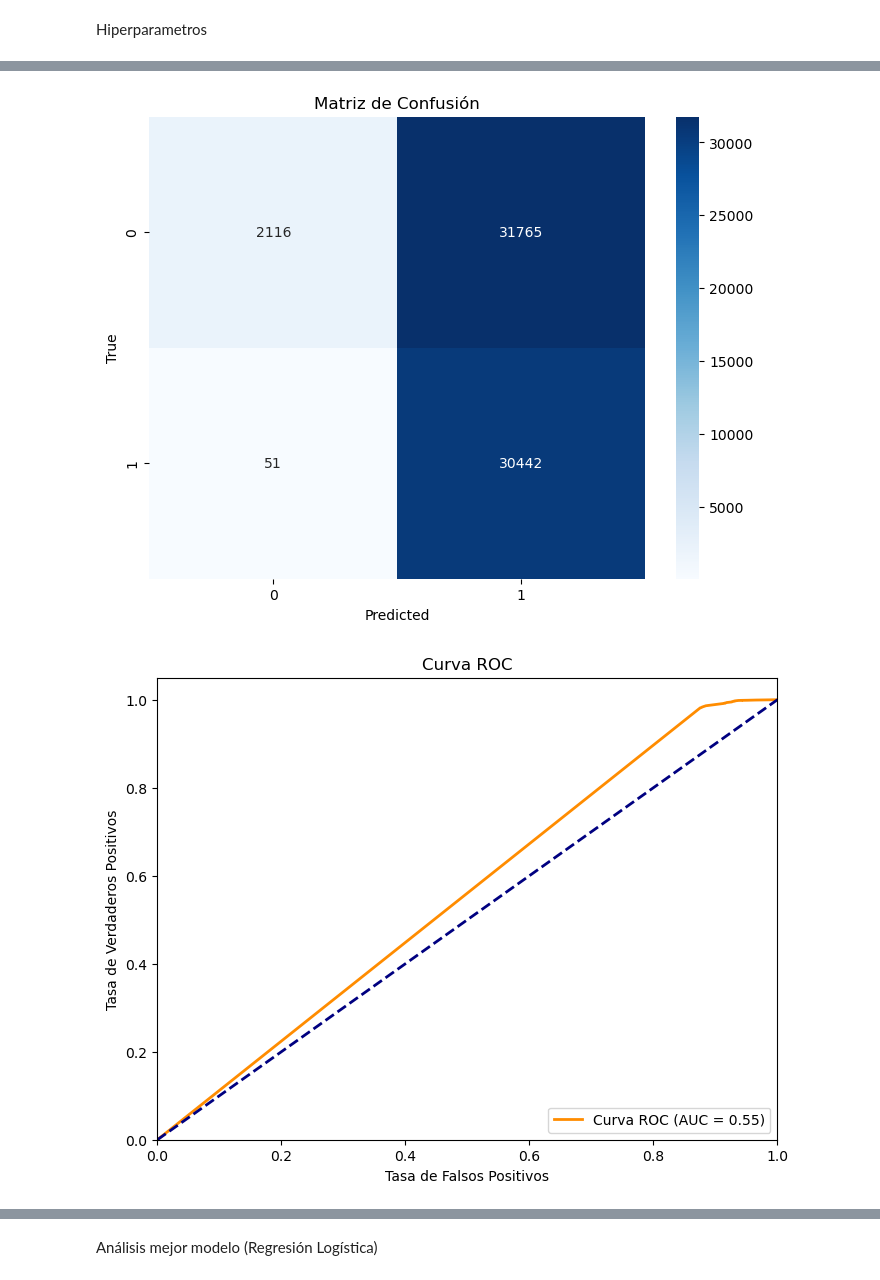
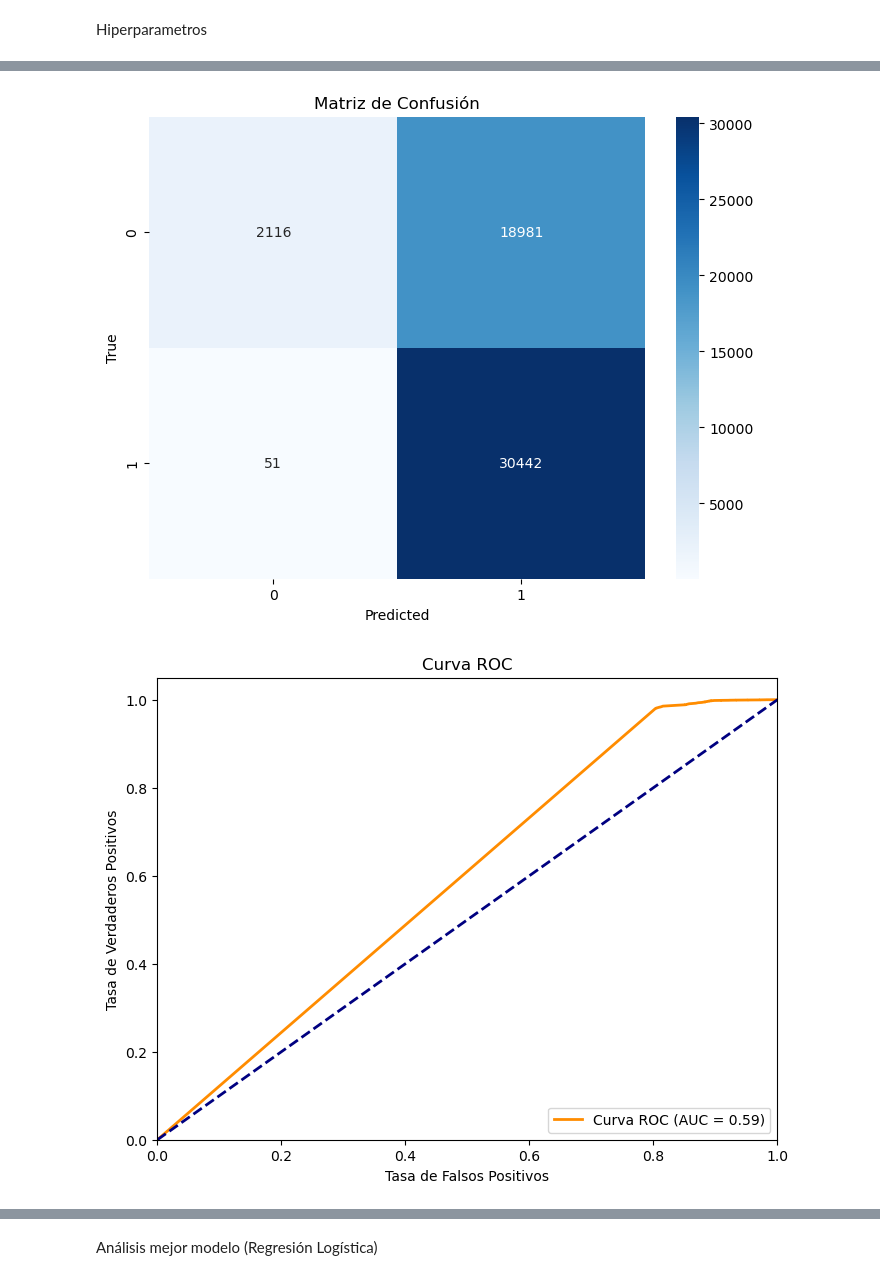
Before and after one commit to pochopablo1/ProyectoML_churn, a Jupyter notebook: src/notebooks/model_training.ipynb, the cells around one changed output, grey strips where cells are left out. Drawn from its saved outputs; the diff is of its cells as text; code cells hidden in the pictures.

```diff
--- a/src/notebooks/model_training.ipynb
+++ b/src/notebooks/model_training.ipynb
@@ -123,11 +124,8 @@ Hiperparametros
 # %%
 # hiperparámetros para RandomForest
 parametros_grid = {
-    'max_depth': [80, 90, 100, 110],
-    'max_features': [2, 3],
-    'min_samples_split': [8, 10, 12],
-    'n_estimators': [100, 200, 300, 1000]
-}
+    'max_depth': [80, 90, 100, 110],}
+
 # https://towardsdatascience.com/hyperparameter-tuning-the-random-forest-in-python-using-scikit-learn-28d2aa77dd74
 
 rf = RandomForestClassifier(random_state=42)
@@ -172,28 +170,28 @@ plt.ylabel('True')
 plt.title('Matriz de Confusión')
 plt.show()
 # %% [output]
-[figure, old version]
+[figure, new version]
 # %%
 # Calcular las probabilidades de predicción
-y_prob = rf_mejor.predict_proba(X_test)[:, 1]
+y_probrf = rf_mejor.predict_proba(X_test)[:, 1]
 
 # Calcular la curva ROC y el AUC
-fpr, tpr, thresholds = roc_curve(y_test, y_prob)
+fpr, tpr, thresholds = roc_curve(y_test, y_probrf)
 roc_auc = auc(fpr, tpr)
 
 # Graficar la curva ROC
 plt.figure(figsize=(8, 6))
 plt.plot(fpr, tpr, color='darkorange', lw=2, label=f'Curva ROC (AUC = {roc_auc:.2f})')
 plt.plot([0, 1], [0, 1], color='navy', lw=2, linestyle='--')
 plt.xlim([0.0, 1.0])
 plt.ylim([0.0, 1.05])
 plt.xlabel('Tasa de Falsos Positivos')
 plt.ylabel('Tasa de Verdaderos Positivos')
 plt.title('Curva ROC')
 plt.legend(loc='lower right')
 plt.show()
 # %% [output]
-[figure, old version]
+[figure, new version]
 # %%
 # hiperparametros para DecisionTreeClassifier
 parametros_grid = {'max_features': ['auto', 'sqrt', 'log2'],
```
Also changed, not shown: parts of 20 cells of this notebook, 7 other files.
